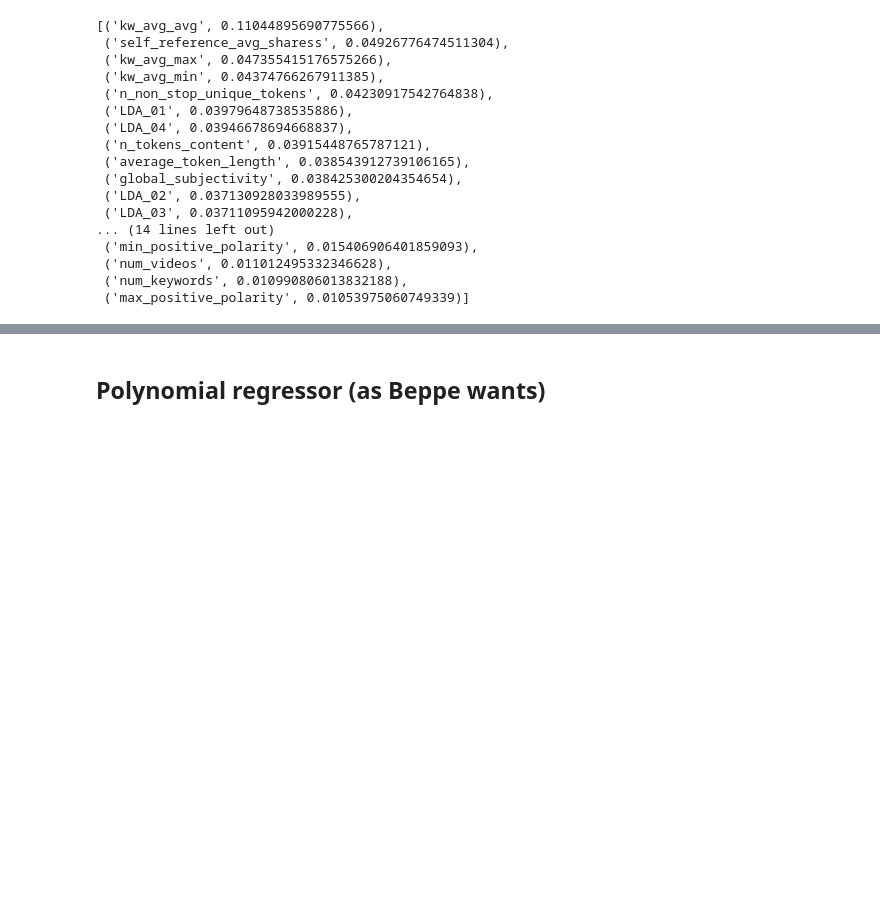
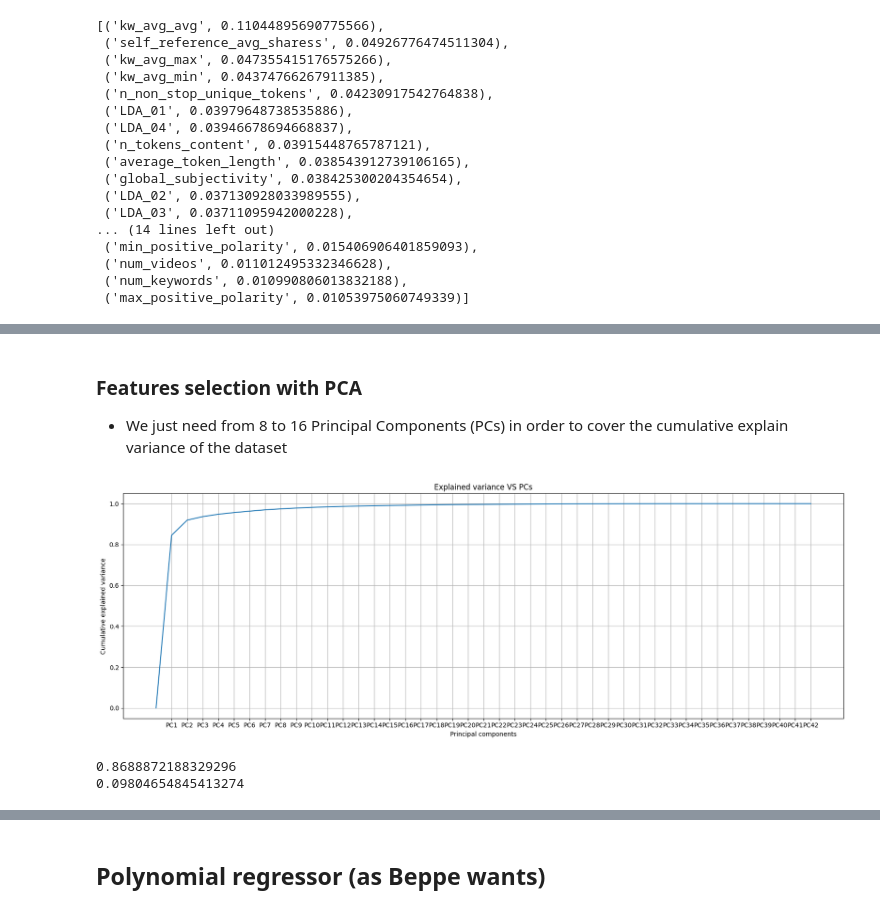
Before and after one commit to lolloberga/predict-shares-online-news, a Jupyter notebook: feature_engeneering.ipynb, the cells around one changed output, grey strips where cells are left out. Drawn from its saved outputs; the diff is of its cells as text; code cells hidden in the pictures; blank space fills up the shorter version.

```diff
--- a/feature_engeneering.ipynb
+++ b/feature_engeneering.ipynb
@@ -247,0 +360,21 @@ sorted(zip(feature_names, reg.feature_importances_), key=lambda x: x[1], reverse
+# %% [markdown]
+### Features selection with PCA
+- We just need from 8 to 16 Principal Components (PCs) in order to cover the cumulative explain variance of the dataset
+# %%
+X = working_df_dev.drop(columns=["shares"]).values
+
+pca_1 = PCA(random_state = 42)
+pca_1.fit(X)
+
+fig, ax = plt.subplots(1,1, figsize = (17,6))
+ax.plot(np.insert(np.cumsum(pca_1.explained_variance_ratio_), 0, 0))
+ax.set_title('Explained variance VS PCs')
+plt.xticks(ticks=np.arange(1, pca_1.n_features_in_ + 1),
+           labels=[f'PC{i}' for i in range(1, pca_1.n_features_in_ + 1)])
+ax.set_xlabel('Principal components')
+ax.set_ylabel('Cumulative explained variance')
+ax.grid()
+plt.tight_layout()
+plt.show()
+# %% [output]
+[figure, added]
@@ -247,0 +389,10 @@ sorted(zip(feature_names, reg.feature_importances_), key=lambda x: x[1], reverse
+# %%
+reg = RandomForestRegressor(100, random_state=42)
+reg.fit(X_train, y_train)
+
+rms = mean_squared_error(y_valid, reg.predict(X_valid), squared=False)
+print(rms)
+print(r2_score(y_valid, reg.predict(X_valid)))
+# %% [output]
+0.8688872188329296
+0.09804654845413274
```
Also changed, not shown: parts of 26 cells of this notebook.
